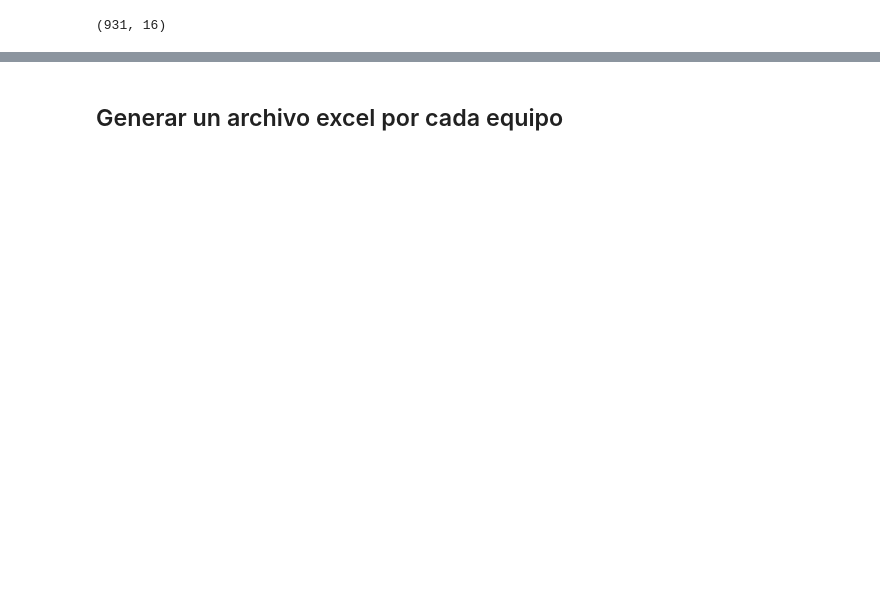
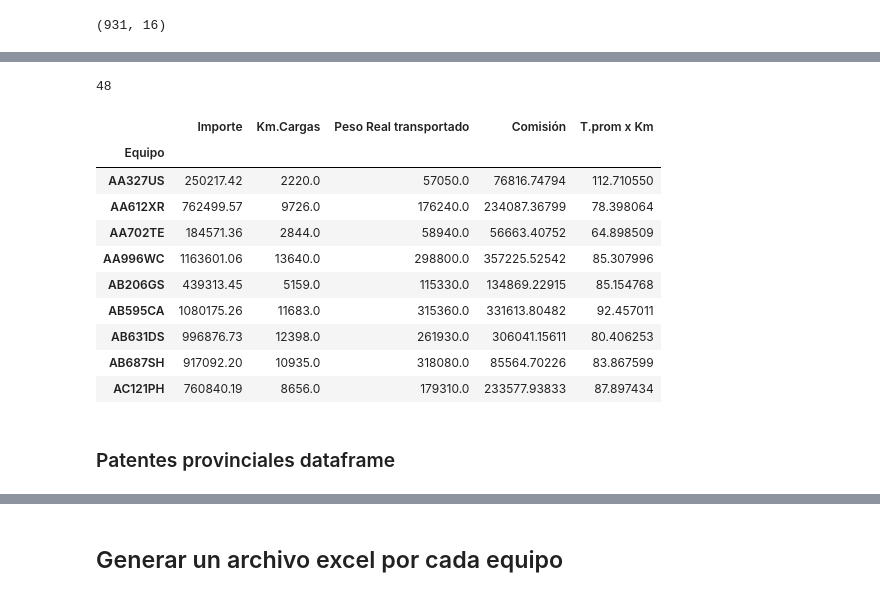
Before and after one commit to Nico37-coder/DiploDatos, a Jupyter notebook: IRU/IRU1 - 1 - Data Cleaning .ipynb, the cells around one changed output, grey strips where cells are left out. Drawn from its saved outputs; the diff is of its cells as text; code cells hidden in the pictures; blank space fills up the shorter version.

```diff
--- a/IRU/IRU1 - 1 - Data Cleaning .ipynb
+++ b/IRU/IRU1 - 1 - Data Cleaning .ipynb
@@ -33,7 +36,9 @@ data['Salida'] = pd.to_datetime(data['Salida'])
 print(type(data.Salida[0]))
 
 # Ordenar en forma ascendente la fechas
-data.sort_values(by='Salida',ascending=True) # ver porque no lo pone en forma ascendente
+data = data.sort_values(by='Salida',ascending=True) # ver porque no lo pone en forma ascendente
+# Agregar columna $xKM
+data["$xKM"] = ""
 data.head()
 # %% [output]
 <class 'pandas._libs.tslibs.timestamps.Timestamp'>
@@ -46,0 +72,6 @@ data.head()
+# %%
+# Agrupar por equipo y sumar las columnas.
+
+df0 = data.groupby(by=['Equipo']).sum().groupby(level=[0]).cumsum() #importante!!!
+df0 = pd.DataFrame(df0)
+df0.tail()
@@ -46,0 +86,25 @@ data.head()
+# %%
+# Eliminar columna.
+df0 = df0.drop(['Porcentaje Comisión'], axis=1)
+# Agrego columna T.prom x Km
+df0["T.prom x Km"] = df0["Importe"] / df0["Km.Cargas"]
+# %%
+len(df0)
+# %% [output]
+48
+# %%
+df0.head(9)
+# %% [output]
+|  | Importe | Km.Cargas | Peso Real transportado | Comisión | T.prom x Km |
+| Equipo |  |  |  |  |  |
+| AA327US | 250217.42 | 2220.0 | 57050.0 | 76816.74794 | 112.710550 |
+| AA612XR | 762499.57 | 9726.0 | 176240.0 | 234087.36799 | 78.398064 |
+| AA702TE | 184571.36 | 2844.0 | 58940.0 | 56663.40752 | 64.898509 |
+| AA996WC | 1163601.06 | 13640.0 | 298800.0 | 357225.52542 | 85.307996 |
+| AB206GS | 439313.45 | 5159.0 | 115330.0 | 134869.22915 | 85.154768 |
+| AB595CA | 1080175.26 | 11683.0 | 315360.0 | 331613.80482 | 92.457011 |
+| AB631DS | 996876.73 | 12398.0 | 261930.0 | 306041.15611 | 80.406253 |
+| AB687SH | 917092.20 | 10935.0 | 318080.0 | 85564.70226 | 83.867599 |
+| AC121PH | 760840.19 | 8656.0 | 179310.0 | 233577.93833 | 87.897434 |
+# %% [markdown]
+### Patentes provinciales dataframe
```
Also changed, not shown: parts of 32 cells of this notebook, 11 other files.
